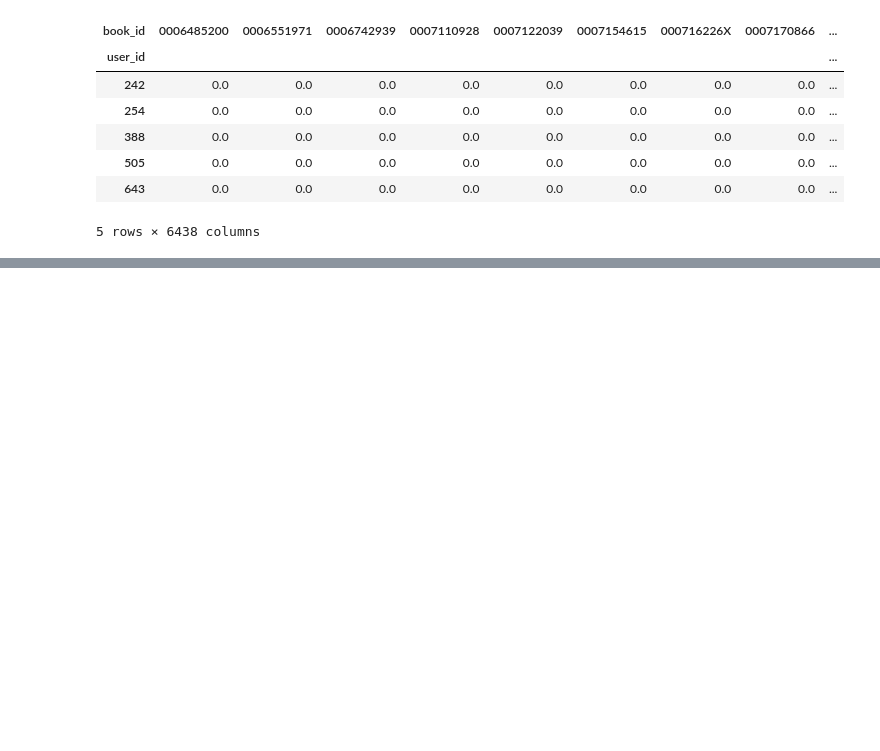
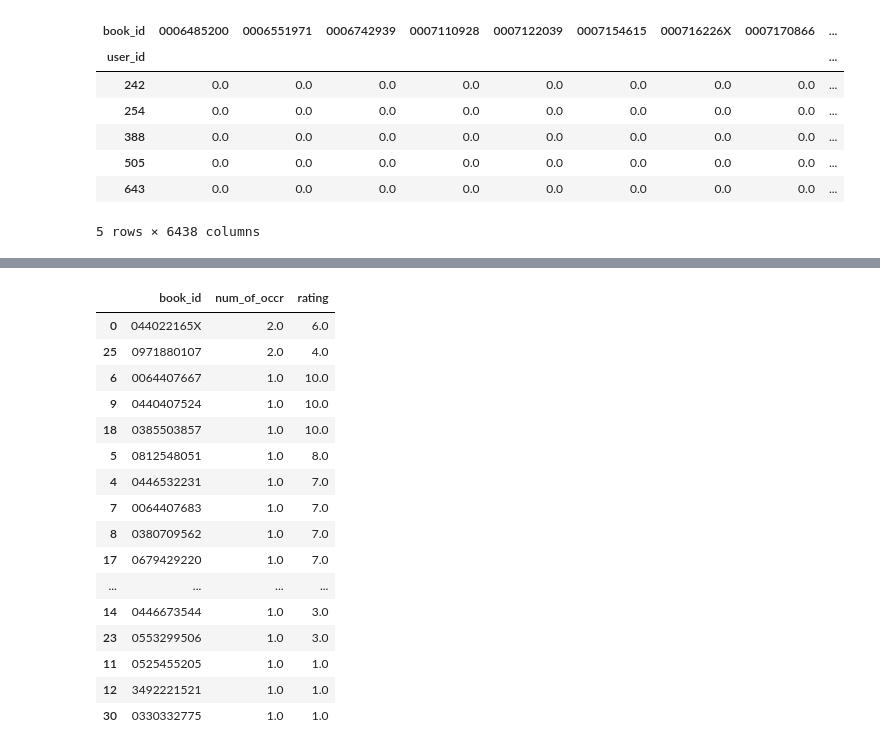
Before and after one commit to SanzharT/Books-Recommender-System, a Jupyter notebook: Books_recommender.ipynb, the cells around one changed output, grey strips where cells are left out. Saved outputs shown, nothing was run; the diff lists cells and outputs as text; code cells hidden in the pictures; blank space fills up the shorter version.

```diff
--- a/Books_recommender.ipynb
+++ b/Books_recommender.ipynb
@@ -119,0 +177,3 @@ user_book_sparse=csr_matrix(user_book_pivot)
+# %%
+for i in range(1, 11):
+    print(spatial.distance.euclidean(user_book_sparse[0].todense(), user_book_sparse[i].todense()))
@@ -126,5 +215,5 @@ from sklearn.neighbors import NearestNeighbors
 # %%
-neighbors = NearestNeighbors()
+neighbors = NearestNeighbors(n_neighbors = 22, metric='euclidean')
 # %%
 neighbors.fit(user_book_sparse)
 # %% [output]
@@ -207,0 +313,24 @@ recommended_books
+# %%
+recs = pd.DataFrame(recommended_books).T.reset_index().rename(columns = {'index': 'book_id', 0: 'num_of_occr', 1: 'rating'})
+# %%
+recs['rating'] = recs['rating'] / recs['num_of_occr']
+# %%
+recs.sort_values(by=['num_of_occr', 'rating'], ascending = [False, False])
+# %% [output]
+|  | book_id | num_of_occr | rating |
+| 0 | 044022165X | 2.0 | 6.0 |
+| 25 | 0971880107 | 2.0 | 4.0 |
+| 6 | 0064407667 | 1.0 | 10.0 |
+| 9 | 0440407524 | 1.0 | 10.0 |
+| 18 | 0385503857 | 1.0 | 10.0 |
+| 5 | 0812548051 | 1.0 | 8.0 |
+| 4 | 0446532231 | 1.0 | 7.0 |
+| 7 | 0064407683 | 1.0 | 7.0 |
+| 8 | 0380709562 | 1.0 | 7.0 |
+| 17 | 0679429220 | 1.0 | 7.0 |
+| ... | ... | ... | ... |
+| 14 | 0446673544 | 1.0 | 3.0 |
+| 23 | 0553299506 | 1.0 | 3.0 |
+| 11 | 0525455205 | 1.0 | 1.0 |
+| 12 | 3492221521 | 1.0 | 1.0 |
+| 30 | 0330332775 | 1.0 | 1.0 |
```
Also changed, not shown: parts of 39 cells of this notebook.
